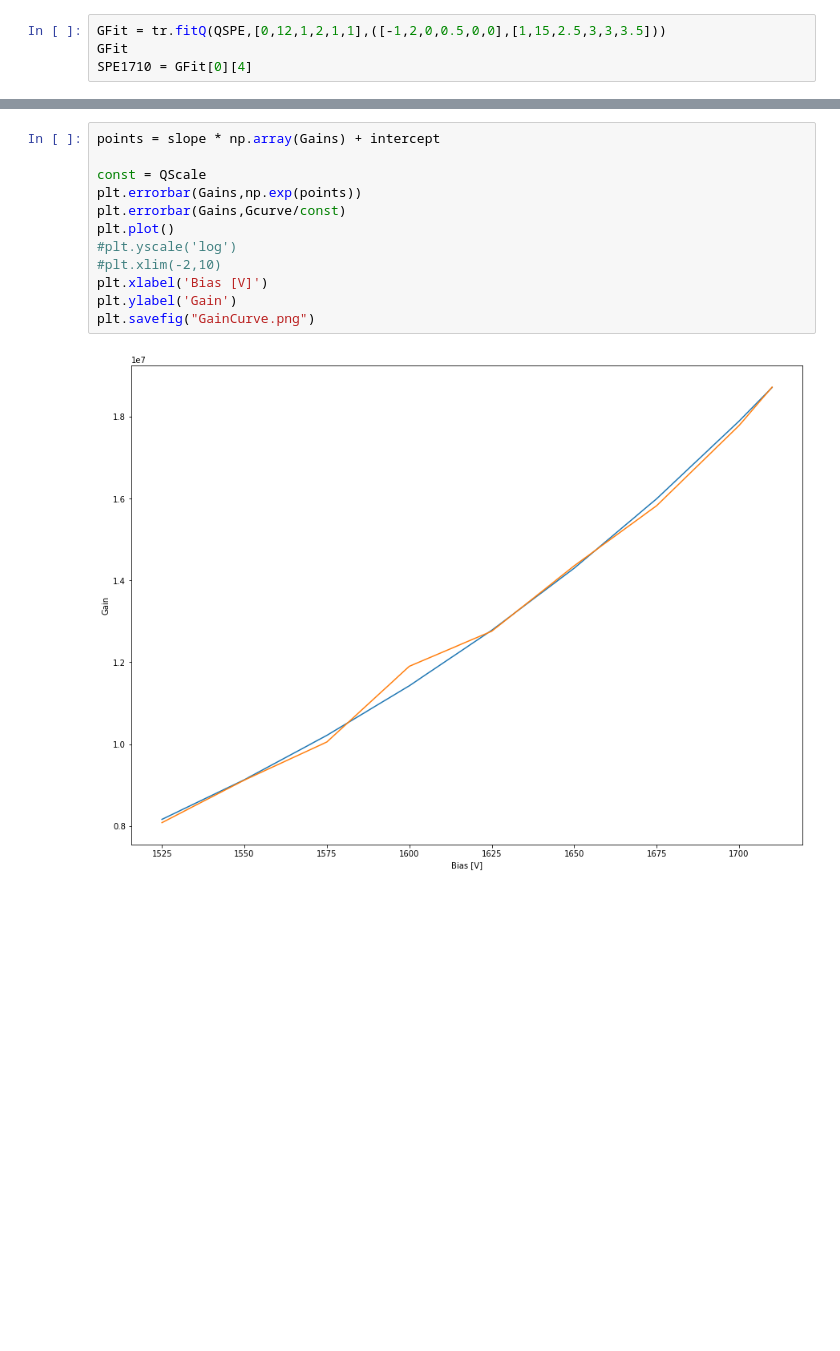
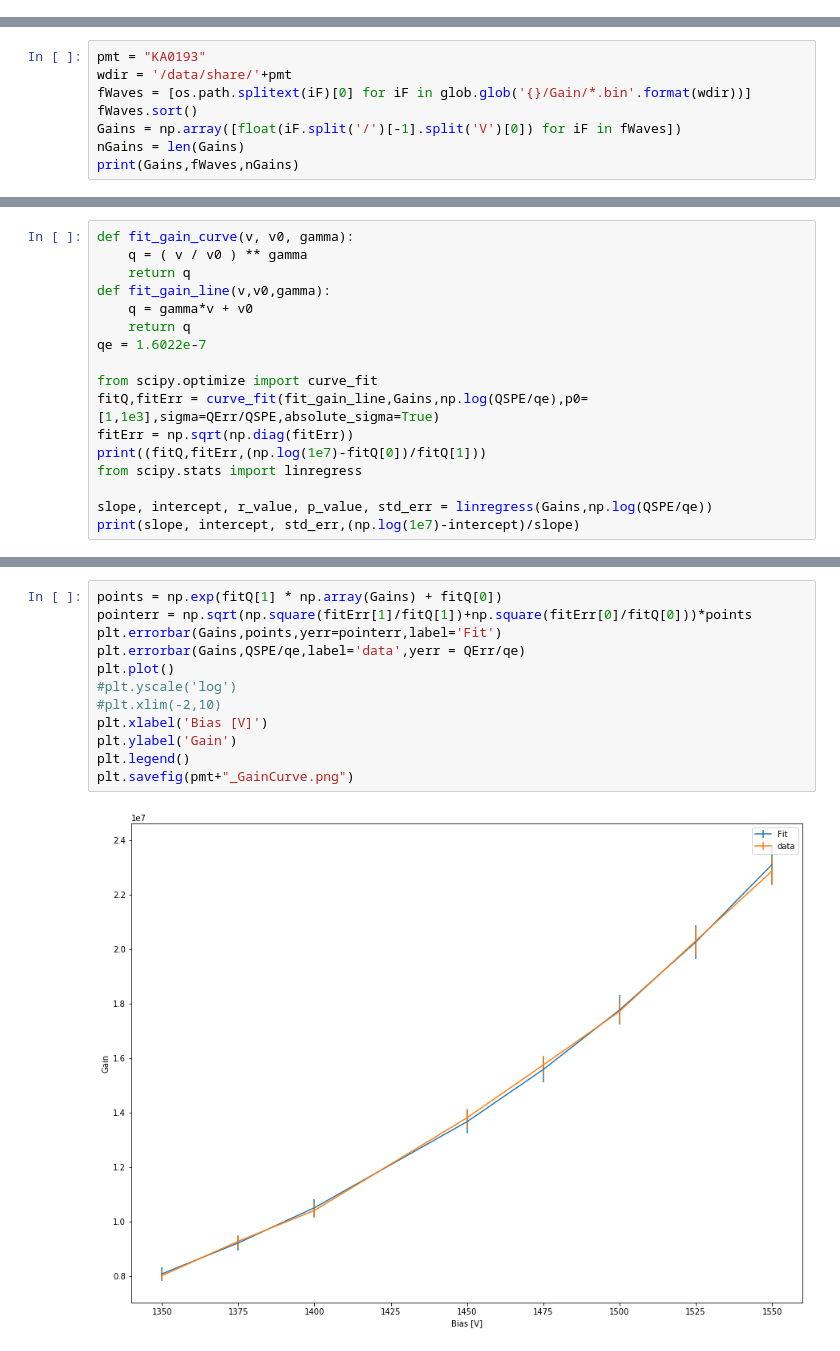
Before and after one commit to PenningLab/DDC10Ana, a Jupyter notebook: ReplacementGain.ipynb, the cells around one changed output, grey strips where cells are left out. Saved outputs shown, nothing was run; the diff lists cells and outputs as text; blank space fills up the shorter version.

Commit message:
LoG testing + Gain measurement cleaned

```diff
--- a/ReplacementGain.ipynb
+++ b/ReplacementGain.ipynb
@@ -21,4 +9,0 @@ plt.savefig("SPE.png")
-# %%
-GFit = tr.fitQ(QSPE,[0,12,1,2,1,1],([-1,2,0,0.5,0,0],[1,15,2.5,3,3,3.5]))
-GFit
-SPE1710 = GFit[0][4]
@@ -149,0 +10,8 @@ x
+# %%
+pmt = "KA0193"
+wdir = '/data/share/'+pmt
+fWaves = [os.path.splitext(iF)[0] for iF in glob.glob('{}/Gain/*.bin'.format(wdir))]
+fWaves.sort()
+Gains = np.array([float(iF.split('/')[-1].split('V')[0]) for iF in fWaves])
+nGains = len(Gains)
+print(Gains,fWaves,nGains)
@@ -149,0 +69,17 @@ x
+# %%
+def fit_gain_curve(v, v0, gamma):
+    q = ( v / v0 ) ** gamma
+    return q
+def fit_gain_line(v,v0,gamma):
+    q = gamma*v + v0
+    return q
+qe = 1.6022e-7
+
+from scipy.optimize import curve_fit
+fitQ,fitErr = curve_fit(fit_gain_line,Gains,np.log(QSPE/qe),p0=[1,1e3],sigma=QErr/QSPE,absolute_sigma=True)
+fitErr = np.sqrt(np.diag(fitErr))
+print((fitQ,fitErr,(np.log(1e7)-fitQ[0])/fitQ[1]))
+from scipy.stats import linregress
+
+slope, intercept, r_value, p_value, std_err = linregress(Gains,np.log(QSPE/qe))
+print(slope, intercept, std_err,(np.log(1e7)-intercept)/slope)
@@ -150,15 +89,15 @@ x
 # %%
-points = slope * np.array(Gains) + intercept
-
-const = QScale
-plt.errorbar(Gains,np.exp(points))
-plt.errorbar(Gains,Gcurve/const)
+points = np.exp(fitQ[1] * np.array(Gains) + fitQ[0])
+pointerr = np.sqrt(np.square(fitErr[1]/fitQ[1])+np.square(fitErr[0]/fitQ[0]))*points
+plt.errorbar(Gains,points,yerr=pointerr,label='Fit')
+plt.errorbar(Gains,QSPE/qe,label='data',yerr = QErr/qe)
 plt.plot()
 #plt.yscale('log')
 #plt.xlim(-2,10)
 plt.xlabel('Bias [V]')
 plt.ylabel('Gain')
-plt.savefig("GainCurve.png")
+plt.legend()
+plt.savefig(pmt+"_GainCurve.png")
 # %% [output]
-[figure, old version]
+[figure, new version]
 # %% [markdown]
```
Also changed, not shown: parts of 21 cells of this notebook, 5 other files.
